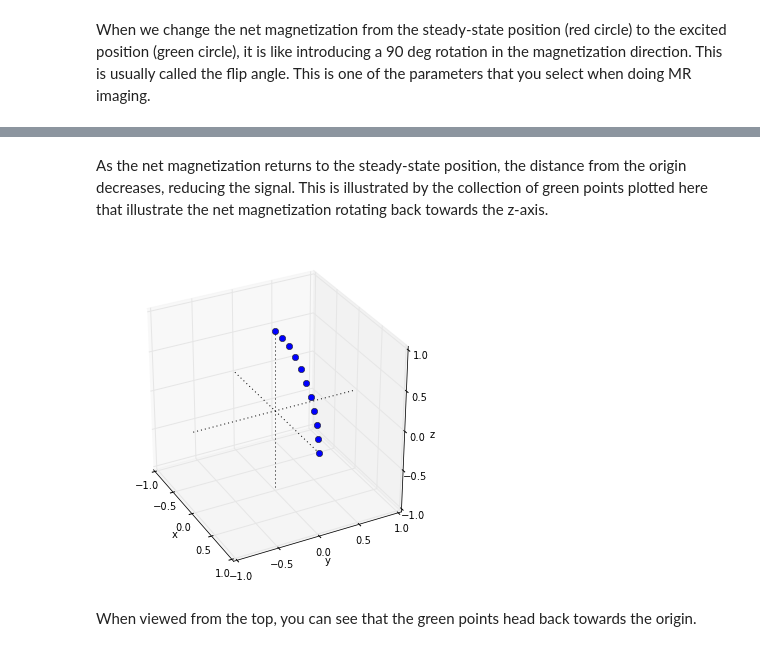
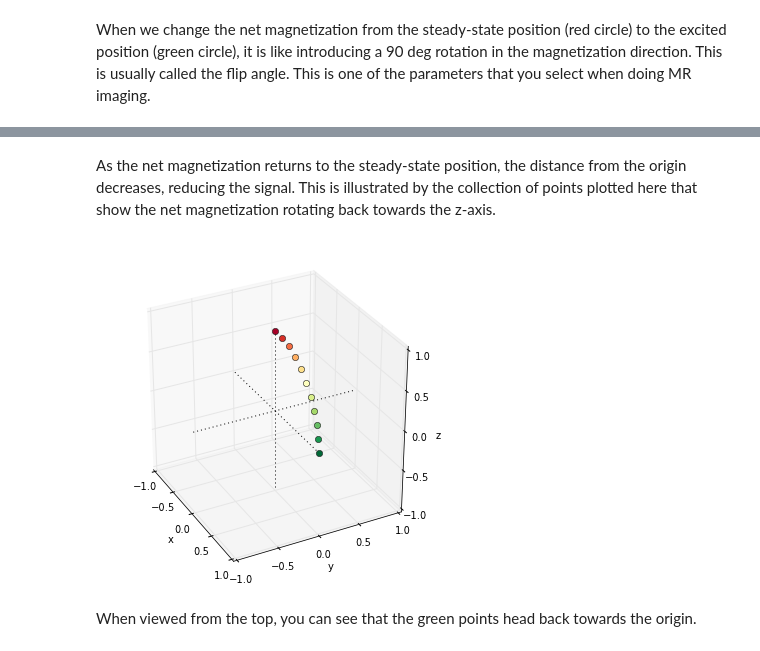
Before and after one commit to mwaskom/Psych204A, a Jupyter notebook: mrTutMR.ipynb, the cells around one changed output, grey strips where cells are left out. Cells and saved outputs as stored; diff of their text form; code cells hidden in the pictures.

Commit message:
Fancier relaxtion plot

```diff
--- a/mrTutMR.ipynb
+++ b/mrTutMR.ipynb
@@ -250,20 +250,22 @@ ax.view_init(el0, az0)
 # %% [markdown]
 As the net magnetization returns to the steady-state position, the
 distance from the origin decreases, reducing the signal.  This is
-illustrated by the collection of green points plotted here that
-illustrate the net magnetization rotating back towards the z-axis.
+illustrated by the collection of points plotted here that
+show the net magnetization rotating back towards the z-axis.
 # %%
-theta = (pi / 2) * (linspace(0, 10, 11) / 10)
+theta = ((pi / 2) * (linspace(0, 10, 11) / 10)).reshape(11, 1)
 x = cos(theta)
 y = zeros_like(x)
 z = sin(theta)
 f = figure()
 ax = f.add_subplot(111, projection='3d', aspect="equal")
-ax.plot(x, y, z, "o")
+clut = linspace(1, 0, 11)
+for i, (x_i, y_i, z_i) in enumerate(zip(x, y, z)):
+    ax.plot(x_i, y_i, z_i, "o", color=cm.RdYlGn(clut[i]))
 axisplot(ax)
 ax.view_init(el0, az0)
 # %% [output]
-[figure, old version]
+[figure, new version]
 # %% [markdown]
 When viewed from the top, you can see that the green points head back
 towards the origin.
```
Also changed, not shown: parts of 10 cells of this notebook.
